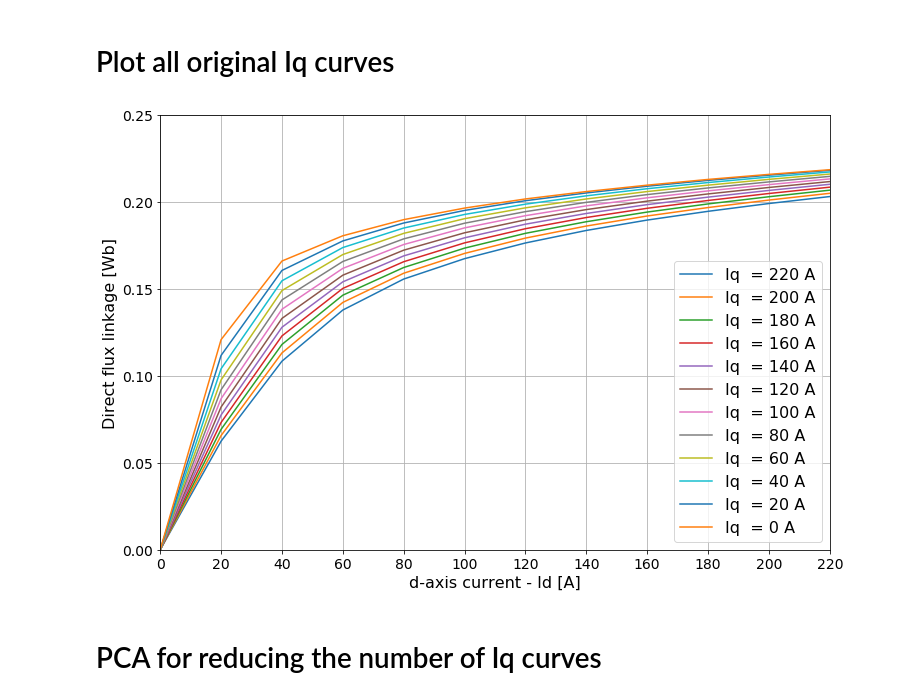
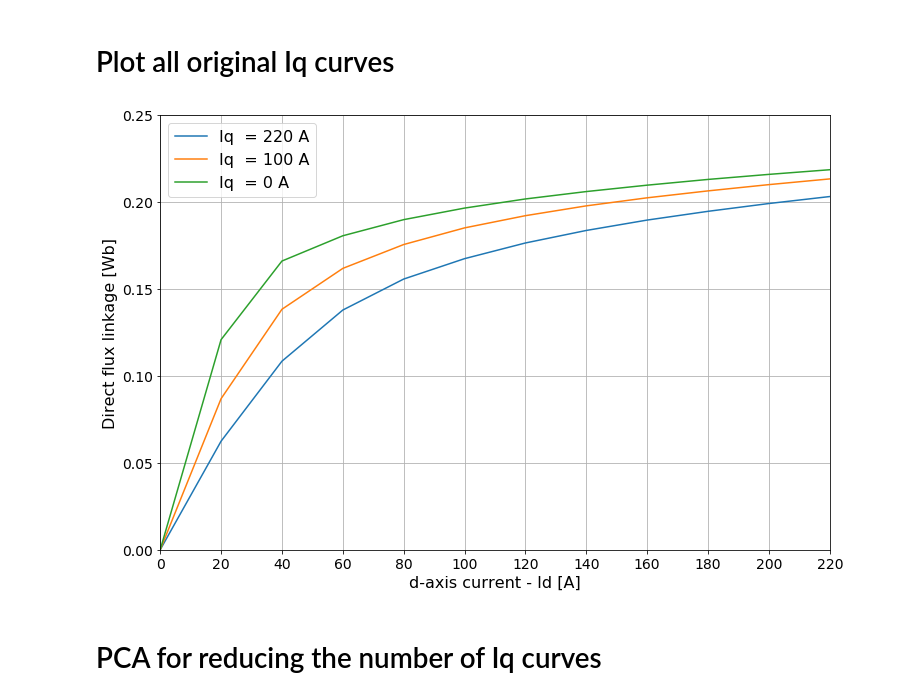
Before and after one commit to gleotescu/iq_interpolation, a Jupyter notebook: curve.ipynb, the cells around one changed output. Cells and saved outputs as stored; diff of their text form; code cells hidden in the pictures.

Commit message:
curve notebook latest version

```diff
--- a/curve.ipynb
+++ b/curve.ipynb
@@ -67,26 +67,29 @@ ids, dfs, iqs, xLabel, yLabel, Is = data_from_file('i_direct_flux',1 )
 # Plot all original Iq curves
 # %%
 #
+
+from subprocess import call
 plt.clf()
 plt.rcParams["figure.figsize"] = [12, 8]
 plt.rcParams['xtick.labelsize']=14
 plt.rcParams['ytick.labelsize']=14
 
 
-for idx in range(0, 12):
+
+for idx in [0,6, 11]:
     df = dfs[:, idx]
     plt.plot(ids, df, label='%s = %d A' %(Is,iqs[idx]))
     plt.ylim([0, 0.25])
     plt.xlim([0, 220])
     plt.xticks(ids)
     plt.xlabel(xLabel, fontsize = 16)
     plt.ylabel(yLabel, fontsize = 16)
     plt.legend(loc='best', fontsize = 16)
 plt.grid()
-plt.savefig('OriginalIqs.png', dpi = 200)
+plt.savefig('OriginalIqs.png', dpi = 300)
 plt.show()
 # %% [output]
-[figure, old version]
+[figure, new version]
 # %% [markdown]
 # PCA for reducing the number of Iq curves
 # %%
```
Also changed, not shown: parts of 3 cells of this notebook.
